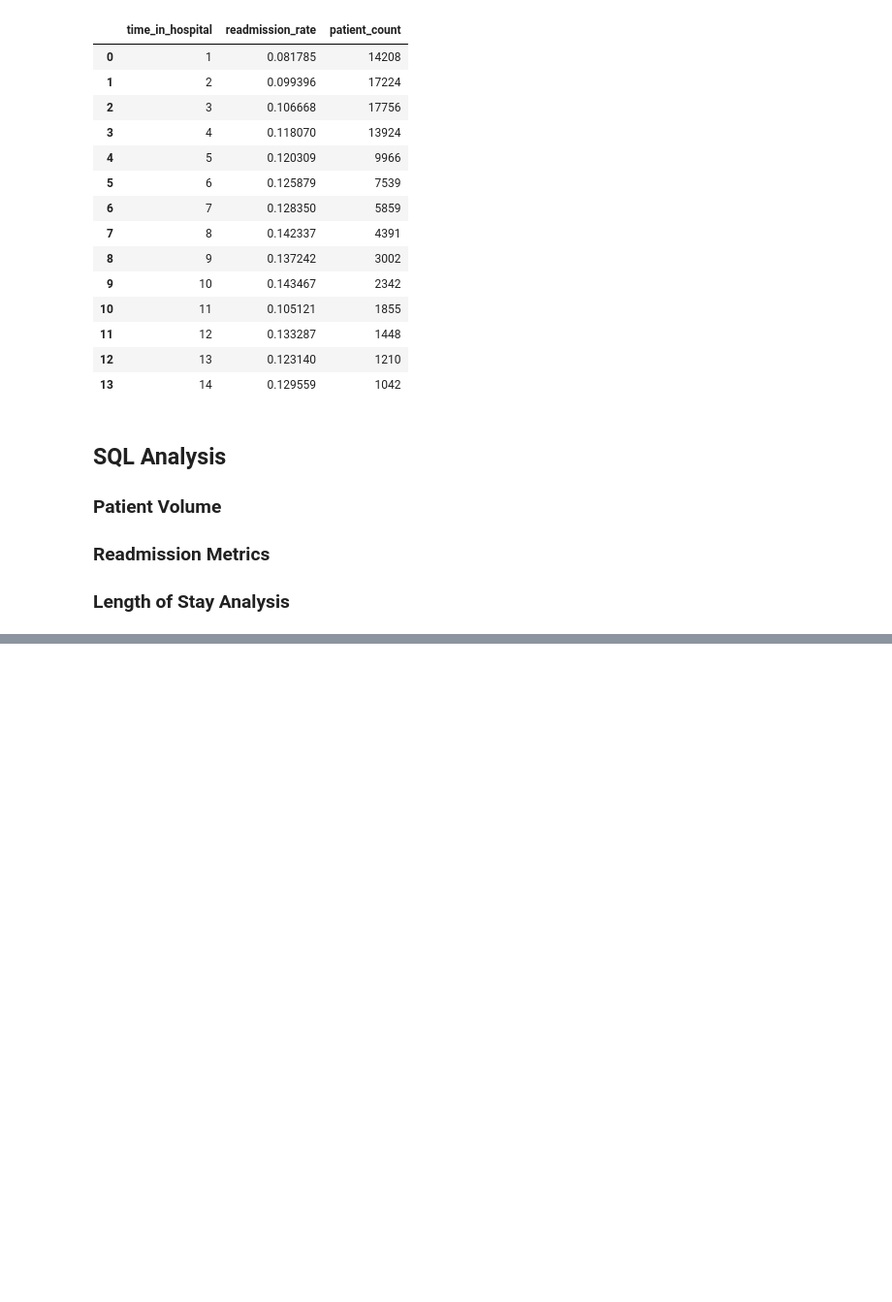
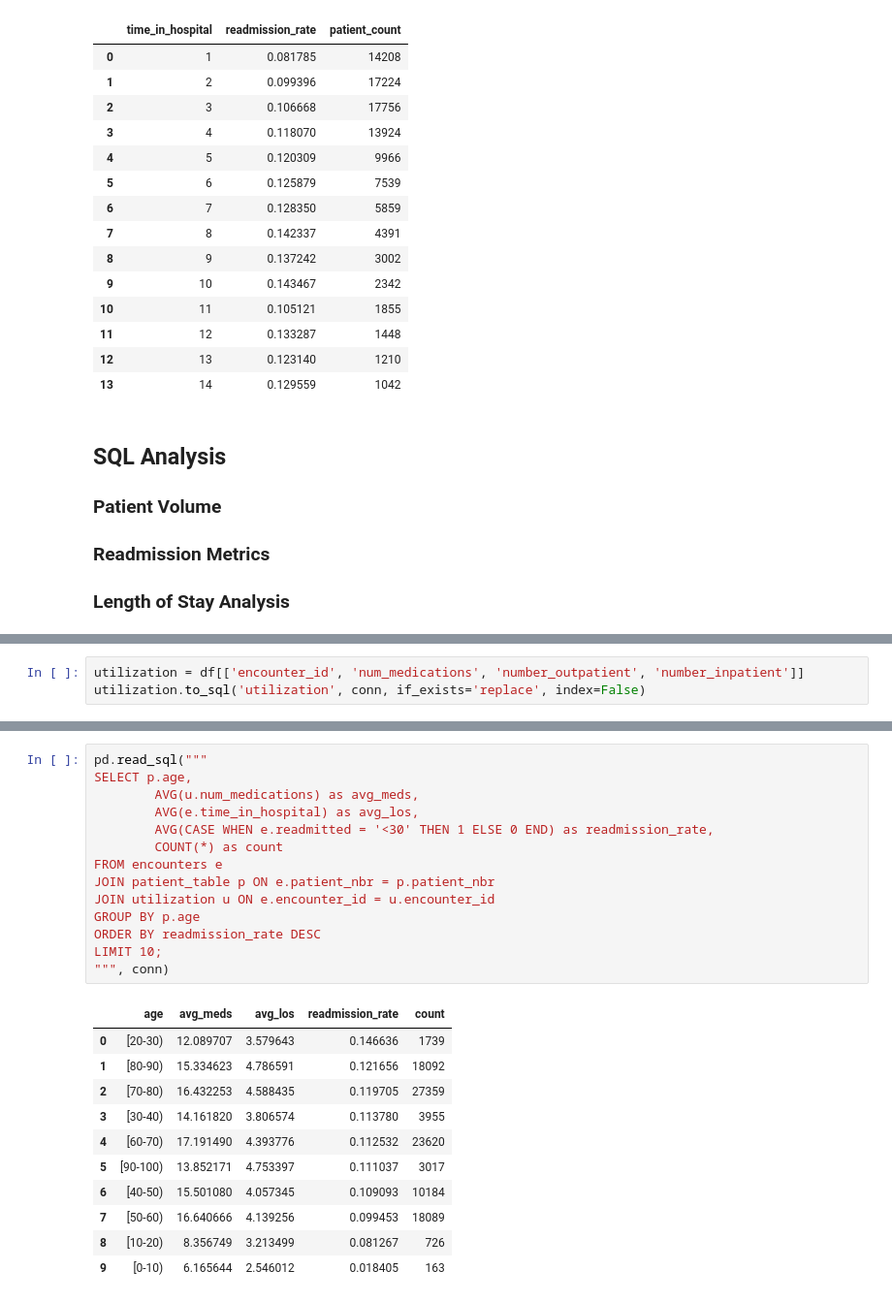
Before and after one commit to brakonsc/patient-readmission-risk-predictor, a Jupyter notebook: notebooks/02_sql_analysis.ipynb, the cells around one changed output, grey strips where cells are left out. Shown at 97% size. Drawn from its saved outputs; the diff is of its cells as text; blank space fills up the shorter version.

```diff
--- a/notebooks/02_sql_analysis.ipynb
+++ b/notebooks/02_sql_analysis.ipynb
@@ -111,0 +128,3 @@ ORDER BY time_in_hospital;
+# %%
+utilization = df[['encounter_id', 'num_medications', 'number_outpatient', 'number_inpatient']]
+utilization.to_sql('utilization', conn, if_exists='replace', index=False)
@@ -111,0 +183,26 @@ ORDER BY time_in_hospital;
+# %%
+pd.read_sql("""
+SELECT p.age,
+        AVG(u.num_medications) as avg_meds,
+        AVG(e.time_in_hospital) as avg_los,
+        AVG(CASE WHEN e.readmitted = '<30' THEN 1 ELSE 0 END) as readmission_rate,
+        COUNT(*) as count
+FROM encounters e
+JOIN patient_table p ON e.patient_nbr = p.patient_nbr
+JOIN utilization u ON e.encounter_id = u.encounter_id
+GROUP BY p.age
+ORDER BY readmission_rate DESC
+LIMIT 10;
+""", conn)
+# %% [output]
+|  | age | avg_meds | avg_los | readmission_rate | count |
+| 0 | [20-30) | 12.089707 | 3.579643 | 0.146636 | 1739 |
+| 1 | [80-90) | 15.334623 | 4.786591 | 0.121656 | 18092 |
+| 2 | [70-80) | 16.432253 | 4.588435 | 0.119705 | 27359 |
+| 3 | [30-40) | 14.161820 | 3.806574 | 0.113780 | 3955 |
+| 4 | [60-70) | 17.191490 | 4.393776 | 0.112532 | 23620 |
+| 5 | [90-100) | 13.852171 | 4.753397 | 0.111037 | 3017 |
+| 6 | [40-50) | 15.501080 | 4.057345 | 0.109093 | 10184 |
+| 7 | [50-60) | 16.640666 | 4.139256 | 0.099453 | 18089 |
+| 8 | [10-20) | 8.356749 | 3.213499 | 0.081267 | 726 |
+| 9 | [0-10) | 6.165644 | 2.546012 | 0.018405 | 163 |
```
Also changed, not shown: parts of 8 cells of this notebook, 1 other file.
